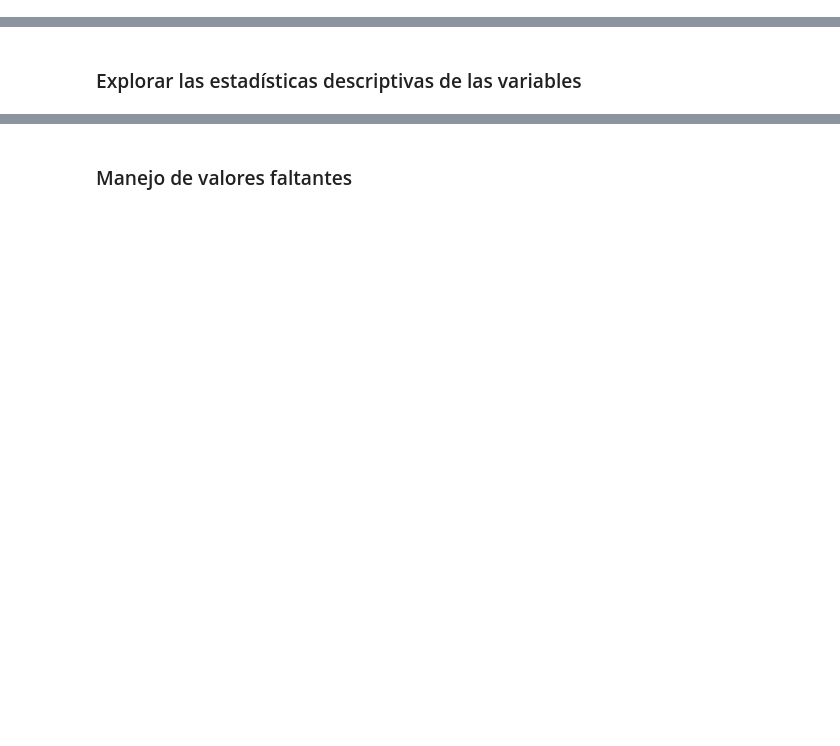
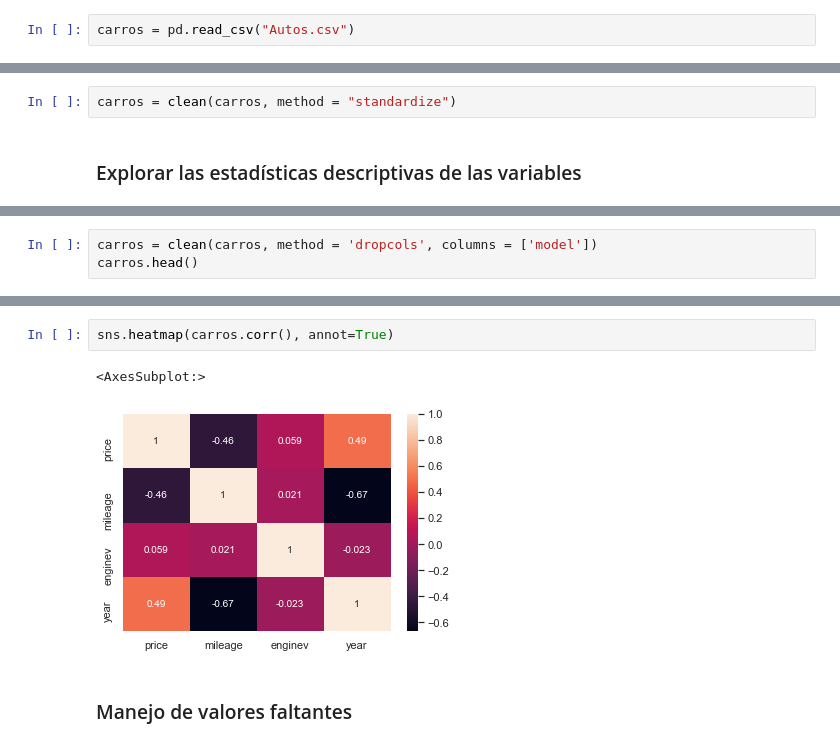
Before and after one commit to ricardoVA999/Lab2-DS, a Jupyter notebook: Lab_Regresion_Lineal.ipynb, the cells around one changed output, grey strips where cells are left out. Cells and saved outputs as stored; diff of their text form; blank space fills up the shorter version.

```diff
--- a/Lab_Regresion_Lineal.ipynb
+++ b/Lab_Regresion_Lineal.ipynb
@@ -11,2 +25,4 @@ A continuación encontrarán que hay encabezados que bien podrían ayudarlos a d
 # %% [markdown]
 ## Cargar los datos crudos
+# %%
+carros = pd.read_csv("Autos.csv")
@@ -13,4 +38,6 @@ A continuación encontrarán que hay encabezados que bien podrían ayudarlos a d
 # %% [markdown]
 ## Preprocesamiento
+# %%
+carros = clean(carros, method = "standardize")
 # %% [markdown]
 ### Explorar las estadísticas descriptivas de las variables
@@ -18,0 +84,3 @@ A continuación encontrarán que hay encabezados que bien podrían ayudarlos a d
+# %%
+carros = clean(carros, method = 'dropcols', columns = ['model'])
+carros.head()
@@ -19,2 +94,7 @@ A continuación encontrarán que hay encabezados que bien podrían ayudarlos a d
+# %%
+sns.heatmap(carros.corr(), annot=True)
+# %% [output]
+<AxesSubplot:>
+[figure, added]
 # %% [markdown]
 ### Manejo de valores faltantes
```
Also changed, not shown: parts of 29 cells of this notebook.
